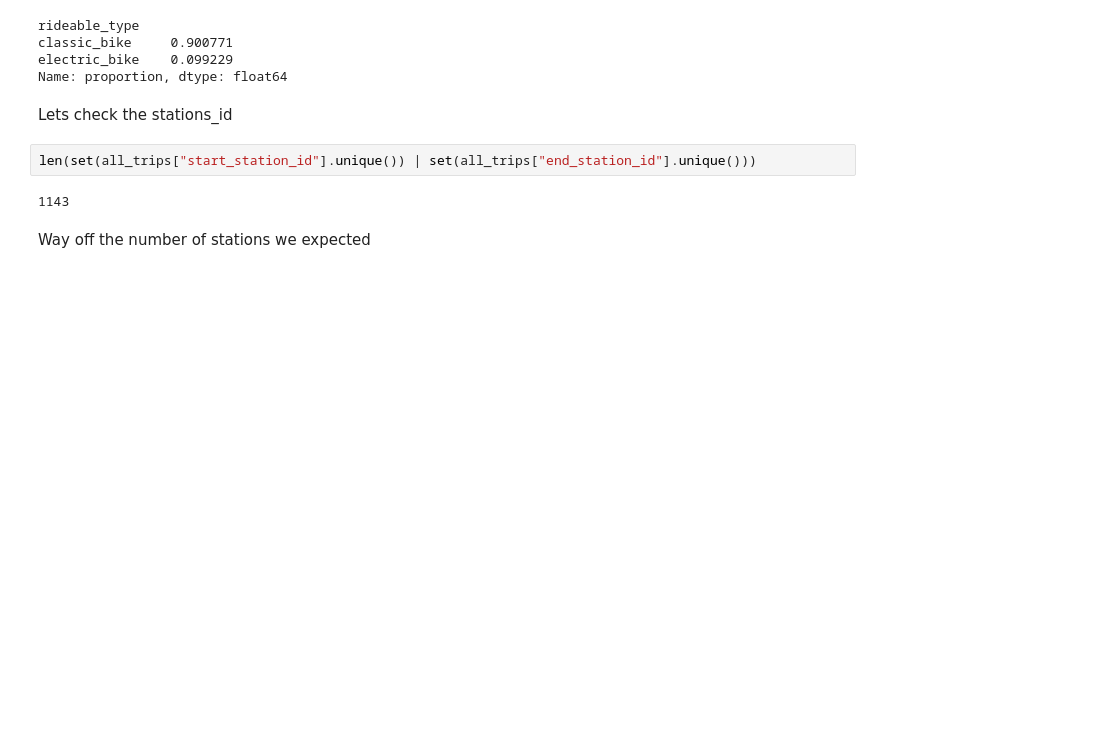
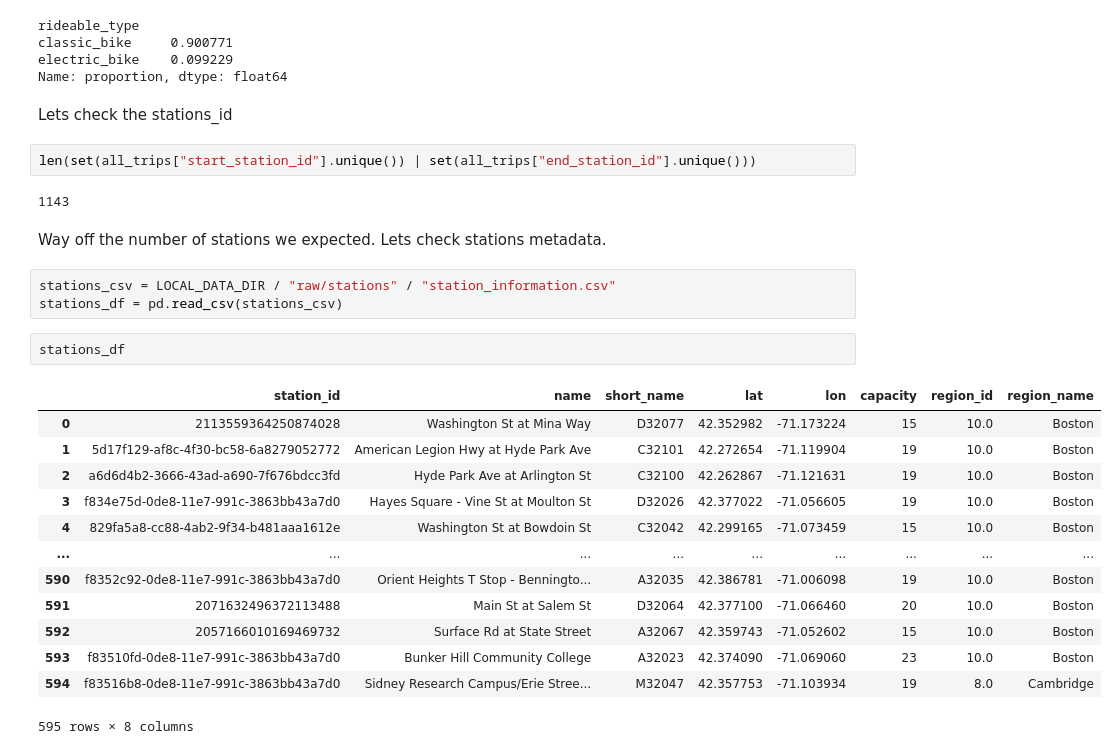
Before and after one commit to jcruz-ferreyra/bluebikes-analysis, a Jupyter notebook: notebooks/00_trips_preview.ipynb, the cells around one changed output. Drawn from its saved outputs; the diff is of its cells as text; blank space fills up the shorter version.

```diff
--- a/notebooks/00_trips_preview.ipynb
+++ b/notebooks/00_trips_preview.ipynb
@@ -246,4 +246,23 @@ len(set(all_trips["start_station_id"].unique()) | set(all_trips["end_station_id"
 # %% [output]
 1143
 # %% [markdown]
-Way off the number of stations we expected
+Way off the number of stations we expected. Lets check stations metadata.
+# %%
+stations_csv = LOCAL_DATA_DIR / "raw/stations" / "station_information.csv"
+stations_df = pd.read_csv(stations_csv)
+# %%
+stations_df
+# %% [output]
+|  | station_id | name | short_name | lat | lon | capacity | region_id | region_name |
+| 0 | 2113559364250874028 | Washington St at Mina Way | D32077 | 42.352982 | -71.173224 | 15 | 10.0 | Boston |
+| 1 | 5d17f129-af8c-4f30-bc58-6a8279052772 | American Legion Hwy at Hyde Park Ave | C32101 | 42.272654 | -71.119904 | 19 | 10.0 | Boston |
+| 2 | a6d6d4b2-3666-43ad-a690-7f676bdcc3fd | Hyde Park Ave at Arlington St | C32100 | 42.262867 | -71.121631 | 19 | 10.0 | Boston |
+| 3 | f834e75d-0de8-11e7-991c-3863bb43a7d0 | Hayes Square - Vine St at Moulton St | D32026 | 42.377022 | -71.056605 | 19 | 10.0 | Boston |
+| 4 | 829fa5a8-cc88-4ab2-9f34-b481aaa1612e | Washington St at Bowdoin St | C32042 | 42.299165 | -71.073459 | 15 | 10.0 | Boston |
+| ... | ... | ... | ... | ... | ... | ... | ... | ... |
+| 590 | f8352c92-0de8-11e7-991c-3863bb43a7d0 | Orient Heights T Stop - Benningto... | A32035 | 42.386781 | -71.006098 | 19 | 10.0 | Boston |
+| 591 | 2071632496372113488 | Main St at Salem St | D32064 | 42.377100 | -71.066460 | 20 | 10.0 | Boston |
+| 592 | 2057166010169469732 | Surface Rd at State Street | A32067 | 42.359743 | -71.052602 | 15 | 10.0 | Boston |
+| 593 | f83510fd-0de8-11e7-991c-3863bb43a7d0 | Bunker Hill Community College | A32023 | 42.374090 | -71.069060 | 23 | 10.0 | Boston |
+| 594 | f83516b8-0de8-11e7-991c-3863bb43a7d0 | Sidney Research Campus/Erie Stree... | M32047 | 42.357753 | -71.103934 | 19 | 8.0 | Cambridge |
+595 rows × 8 columns
```
Also changed, not shown: 2 other files.
